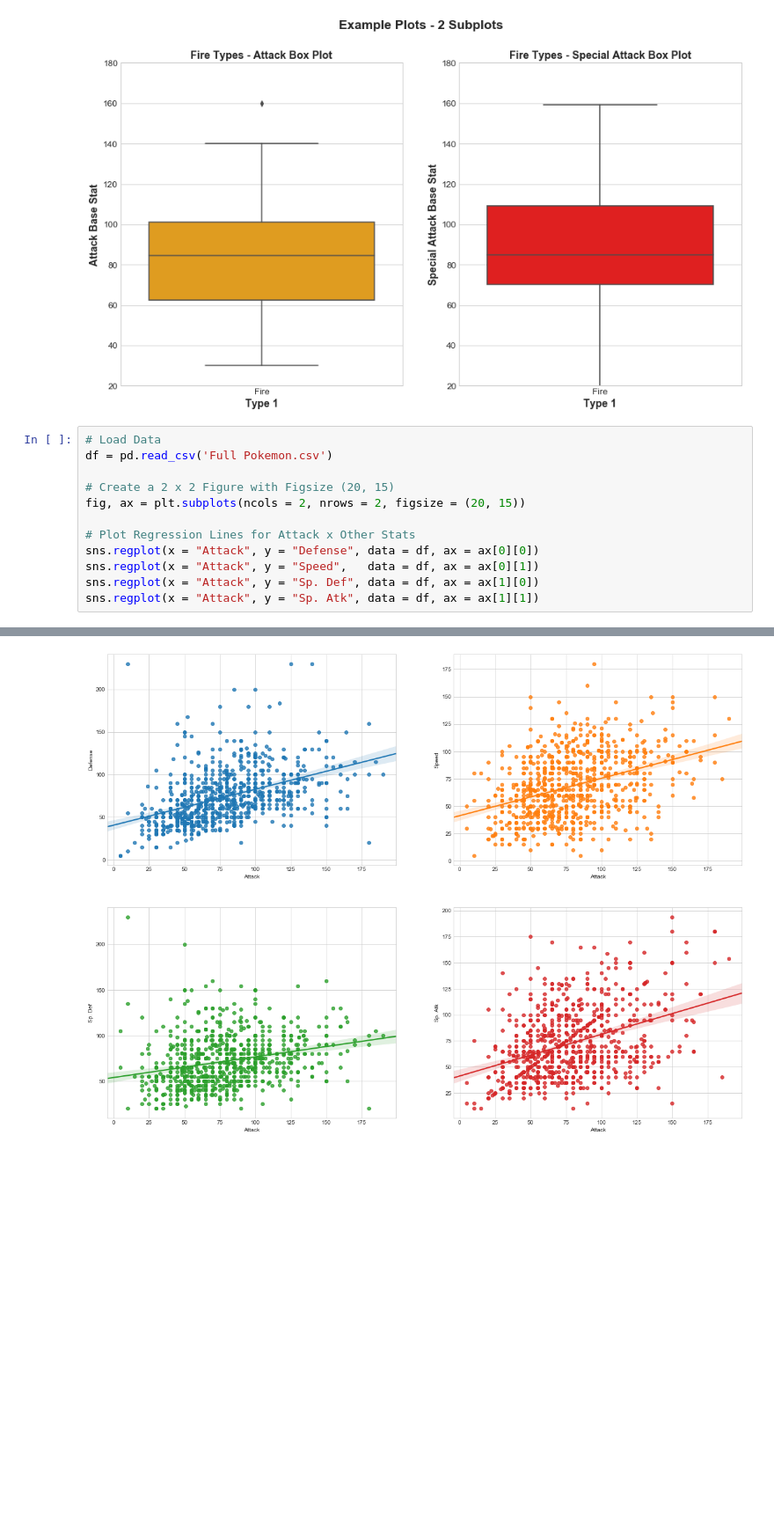
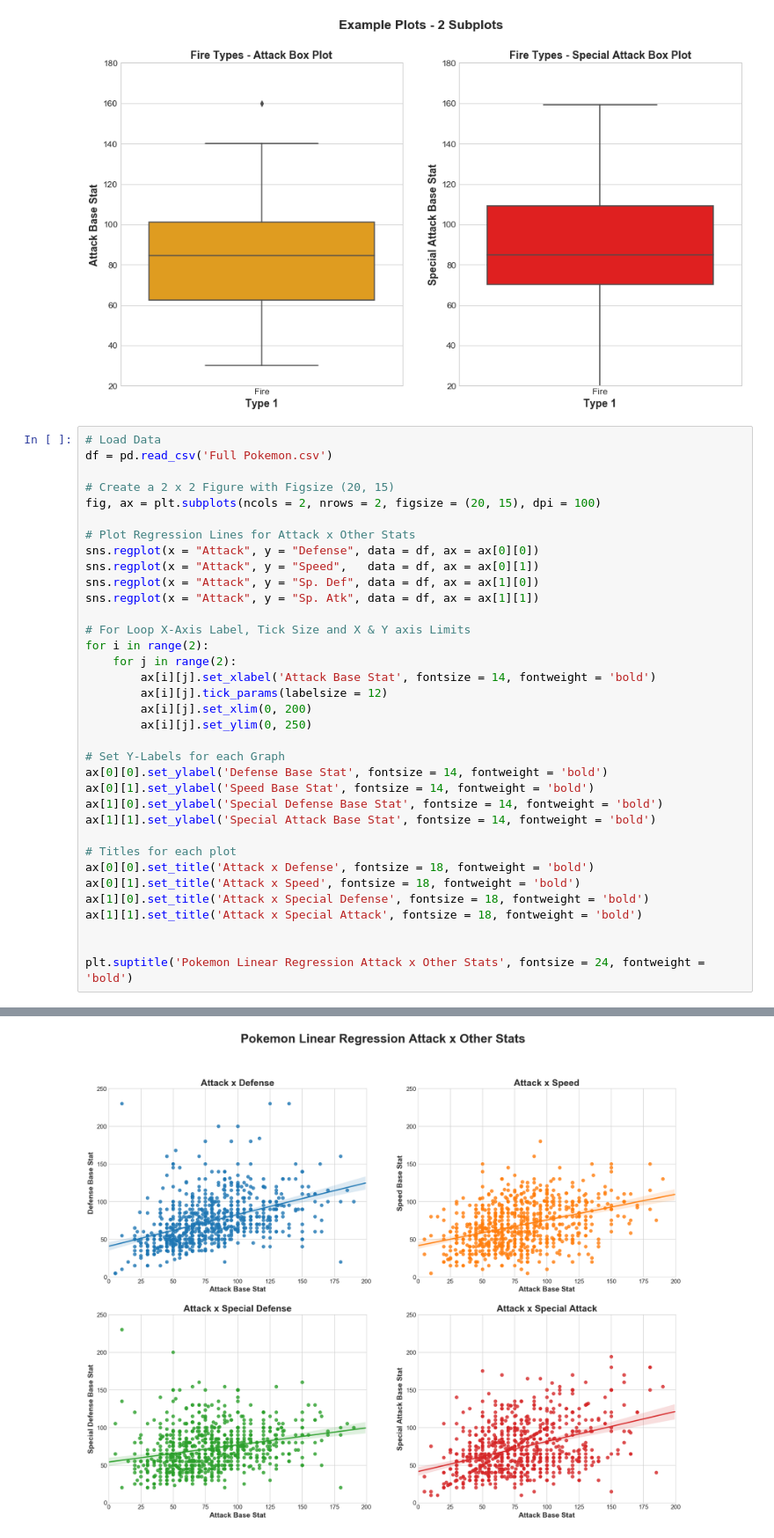
Before and after one commit to CentsOfFate/Miscellaneous-Projects, a Jupyter notebook: Files/Example Seaborn Graphs (Fake Data).ipynb, the cells around one changed output, grey strips where cells are left out. Shown at 88% size. Cells and saved outputs as stored; diff of their text form; blank space fills up the shorter version.

```diff
--- a/Files/Example Seaborn Graphs (Fake Data).ipynb
+++ b/Files/Example Seaborn Graphs (Fake Data).ipynb
@@ -222,11 +222,34 @@ plt.show()
 df = pd.read_csv('Full Pokemon.csv')
 
 # Create a 2 x 2 Figure with Figsize (20, 15)
-fig, ax = plt.subplots(ncols = 2, nrows = 2, figsize = (20, 15))
+fig, ax = plt.subplots(ncols = 2, nrows = 2, figsize = (20, 15), dpi = 100)
 
 # Plot Regression Lines for Attack x Other Stats
 sns.regplot(x = "Attack", y = "Defense", data = df, ax = ax[0][0])
 sns.regplot(x = "Attack", y = "Speed",   data = df, ax = ax[0][1])
 sns.regplot(x = "Attack", y = "Sp. Def", data = df, ax = ax[1][0])
 sns.regplot(x = "Attack", y = "Sp. Atk", data = df, ax = ax[1][1])
+
+# For Loop X-Axis Label, Tick Size and X & Y axis Limits
+for i in range(2):
+    for j in range(2):
+        ax[i][j].set_xlabel('Attack Base Stat', fontsize = 14, fontweight = 'bold')
+        ax[i][j].tick_params(labelsize = 12)
+        ax[i][j].set_xlim(0, 200)
+        ax[i][j].set_ylim(0, 250)
+
+# Set Y-Labels for each Graph
+ax[0][0].set_ylabel('Defense Base Stat', fontsize = 14, fontweight = 'bold')
+ax[0][1].set_ylabel('Speed Base Stat', fontsize = 14, fontweight = 'bold')
+ax[1][0].set_ylabel('Special Defense Base Stat', fontsize = 14, fontweight = 'bold')
+ax[1][1].set_ylabel('Special Attack Base Stat', fontsize = 14, fontweight = 'bold')
+
+# Titles for each plot
+ax[0][0].set_title('Attack x Defense', fontsize = 18, fontweight = 'bold')
+ax[0][1].set_title('Attack x Speed', fontsize = 18, fontweight = 'bold')
+ax[1][0].set_title('Attack x Special Defense', fontsize = 18, fontweight = 'bold')
+ax[1][1].set_title('Attack x Special Attack', fontsize = 18, fontweight = 'bold')
+
+
+plt.suptitle('Pokemon Linear Regression Attack x Other Stats', fontsize = 24, fontweight = 'bold')
 # %% [output]
@@ -234 +257 @@ sns.regplot(x = "Attack", y = "Sp. Atk", data = df, ax = ax[1][1])
-[figure, old version]
+[figure, new version]
```
Also changed, not shown: parts of 1 cell of this notebook.
